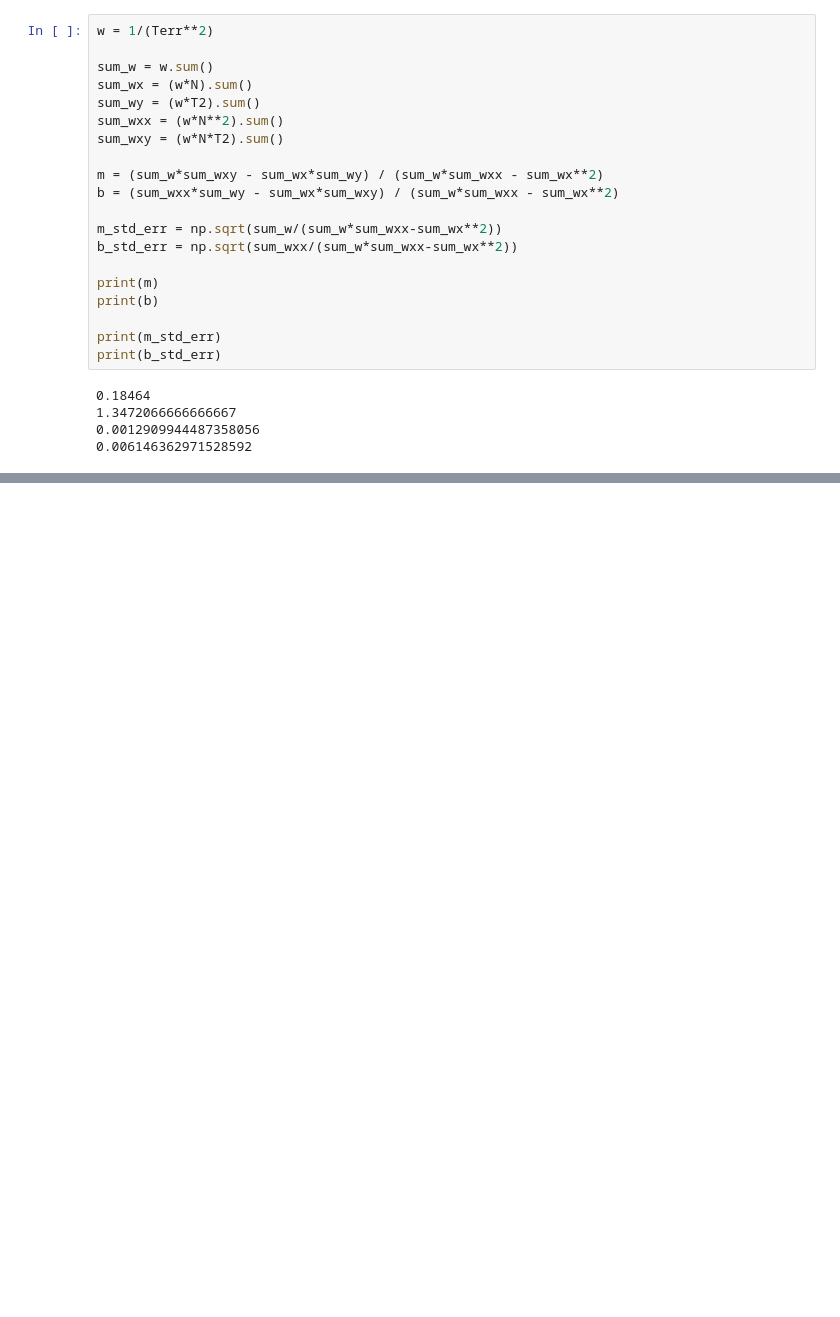
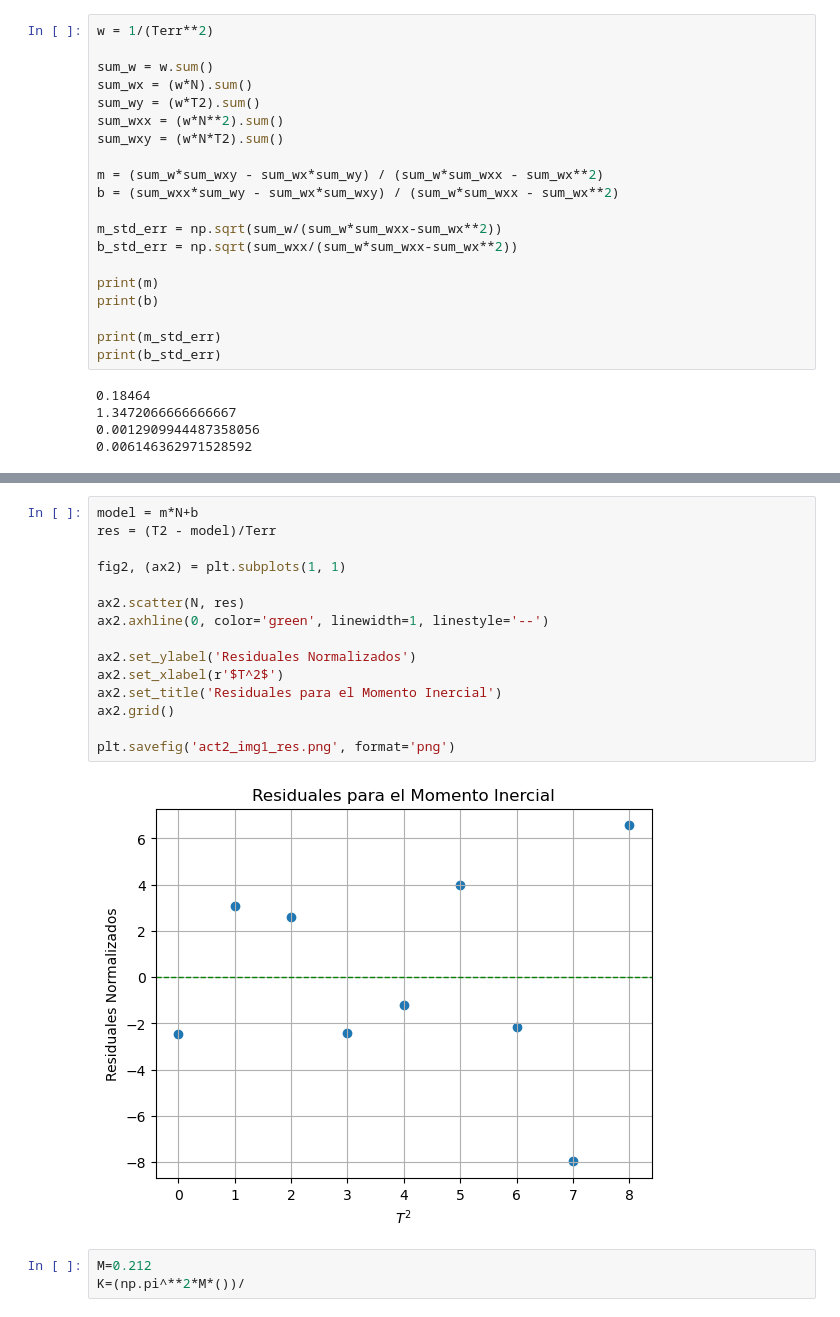
Before and after one commit to lsperezm/Intermedio, a Jupyter notebook: 6. Oscilador Torsional/code/Act 2.ipynb, the cells around one changed output, grey strips where cells are left out. Saved outputs shown, nothing was run; the diff lists cells and outputs as text; blank space fills up the shorter version.

Commit message:
momento

```diff
--- a/6. Oscilador Torsional/code/Act 2.ipynb
+++ b/6. Oscilador Torsional/code/Act 2.ipynb
@@ -70,0 +70,20 @@ plt.legend(loc="upper right")
+# %%
+model = m*N+b
+res = (T2 - model)/Terr
+
+fig2, (ax2) = plt.subplots(1, 1)
+
+ax2.scatter(N, res)
+ax2.axhline(0, color='green', linewidth=1, linestyle='--')
+
+ax2.set_ylabel('Residuales Normalizados')
+ax2.set_xlabel(r'$T^2$')
+ax2.set_title('Residuales para el Momento Inercial')
+ax2.grid()
+
+plt.savefig('act2_img1_res.png', format='png')
+# %% [output]
+[figure, added]
+# %%
+M=0.212
+K=(np.pi^**2*M*())/
```
Also changed, not shown: parts of 1 cell of this notebook.
